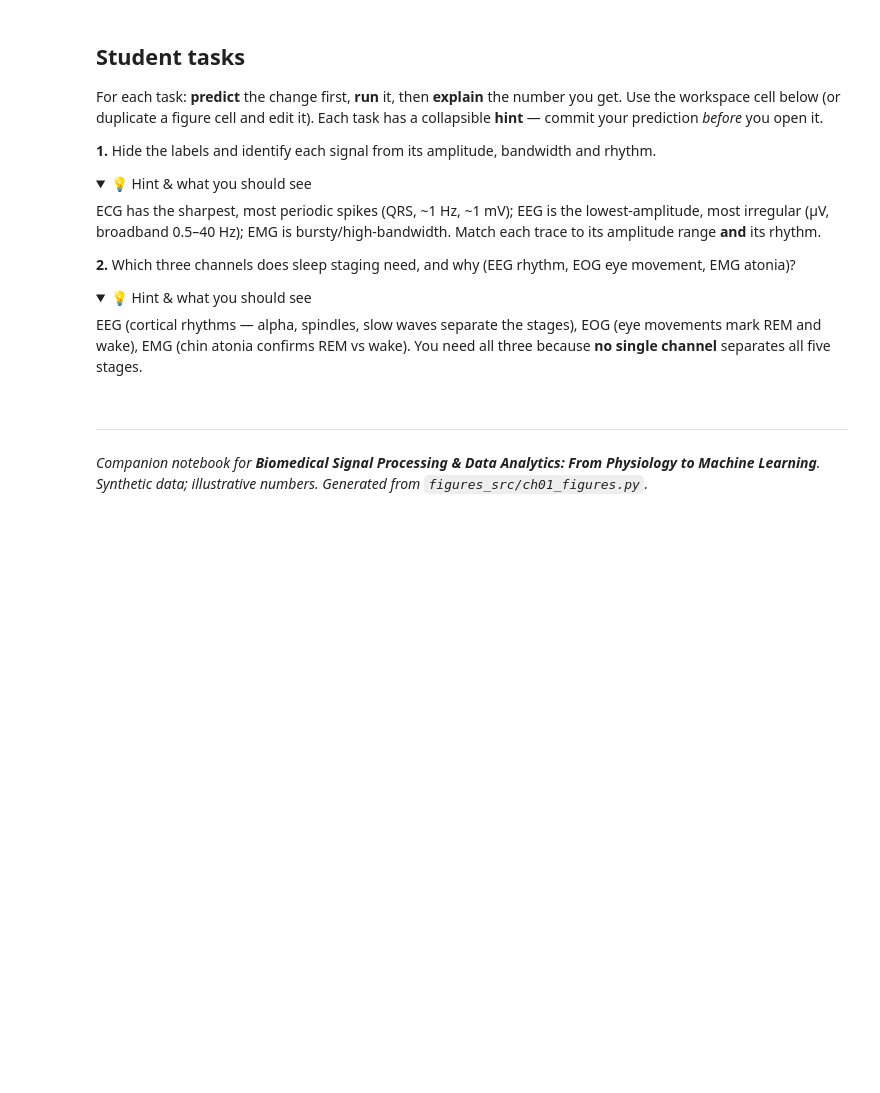
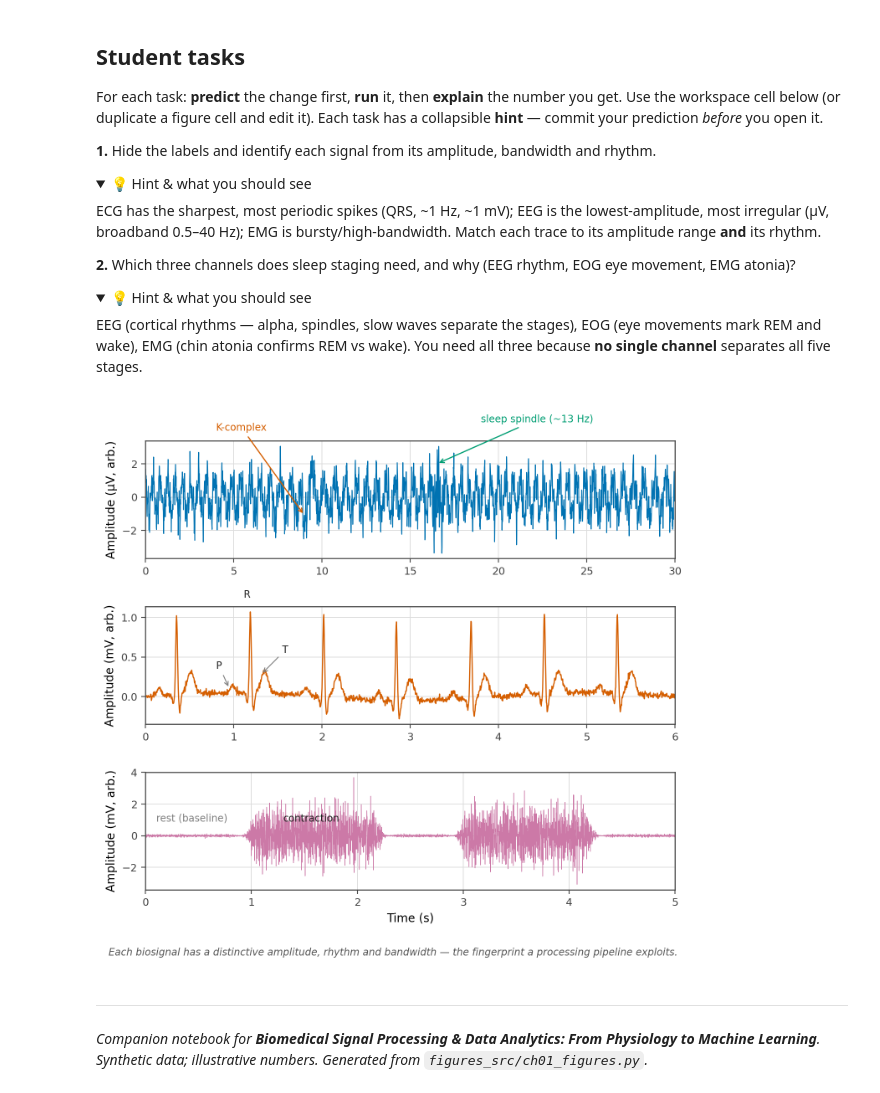
Before and after one commit to mrmaynar/SigProc, a Jupyter notebook: notebooks/ch01_biosignal_zoo.ipynb, the cells around one changed output. Cells and saved outputs as stored; diff of their text form; code cells hidden in the pictures; folded sections open; blank space fills up the shorter version.

```diff
--- a/notebooks/ch01_biosignal_zoo.ipynb
+++ b/notebooks/ch01_biosignal_zoo.ipynb
@@ -270,18 +270,74 @@ EEG (cortical rhythms — alpha, spindles, slow waves separate the stages), EOG
 # %%
 # Your workspace — attempt the tasks above.
 # Tip: copy a figure cell, change ONE parameter, predict, then re-run.
 
 # TASK 1:
 # Prediction - In increasing difficulty to differentiating the three signals: waveform / rhythm, amplitude, bandwidth.
 # Waveform / rhythm: ECG - quasi-periodic marked by QRS spikes. EEG - consistent rhythm. EMG - short bursts / length during activiation / contraction
 # Amplitude: ECG - consistently higher, always firing. EMG - higher variability between rest + activation. EEG - smaller range of amplitude.
 # Bandwidth: ECG - varies with delay at AV node, allowing blood to be fully pumped out. EMG - varies with higher freq during contraction. EEG - smaller, consistent range
 
+fig, ax = bs.newfig(w=7.2, h=6.4, nrows=3, ncols=1)
+
+# --- EEG: 30 s N2 epoch with a spindle and a K-complex ---
+t, x = bio.eeg(duration=30.0, fs=100, stage="N2")
+ax[0].plot(t, x, color=bs.C["blue"], lw=0.8)
+
+# Title / Label for the EEG Amplitude
+# ax[0].set_title("EEG — 30 s sleep epoch (stage N2)")
+ax[0].set_ylabel("Amplitude (µV, arb.)")
+ax[0].set_xlim(0, 30)
+ax[0].annotate("K-complex", xy=(9.0, x[int(9.0 * 100)]), xytext=(4, 4.0),
+               fontsize=8.5, color=bs.C["red"],
+               arrowprops=dict(arrowstyle="->", color=bs.C["red"], lw=1.0))
+ax[0].annotate("sleep spindle (~13 Hz)", xy=(16.5, 2.0), xytext=(19, 4.5),
+               fontsize=8.5, color=bs.C["green"],
+               arrowprops=dict(arrowstyle="->", color=bs.C["green"], lw=1.0))
+
+# --- ECG: a few beats of a limb lead ---
+t, x = bio.ecg(duration=6.0, fs=256, hr=72)
+ax[1].plot(t, x, color=bs.C["red"], lw=1.0)
+
+# Title / Label for the ECG Amplitude
+# ax[1].set_title("ECG — one limb lead")
+ax[1].set_ylabel("Amplitude (mV, arb.)")
+ax[1].set_xlim(0, 6)
+# label one P-QRS-T complex
+ir = int(1.15 * 256)
+ax[1].annotate("R", xy=(1.15, 1.0), xytext=(1.15, 1.25),
+               fontsize=8.5, ha="center", color=bs.C["black"])
+ax[1].annotate("P", xy=(0.95, 0.10), xytext=(0.80, 0.35),
+               fontsize=8.5, color=bs.C["black"],
+               arrowprops=dict(arrowstyle="->", color=bs.C["grey"], lw=0.8))
+ax[1].annotate("T", xy=(1.31, 0.28), xytext=(1.55, 0.55),
+               fontsize=8.5, color=bs.C["black"],
+               arrowprops=dict(arrowstyle="->", color=bs.C["grey"], lw=0.8))
+
+# --- EMG: two activation bursts ---
+t, x = bio.emg_burst(duration=5.0, fs=1000, bursts=((1.0, 2.2), (3.0, 4.2)))
+ax[2].plot(t, x, color=bs.C["purple"], lw=0.5)
+# Title / Label for the EMG Amplitude
+# ax[2].set_title("EMG — surface recording with two activation bursts")
+ax[2].set_ylabel("Amplitude (mV, arb.)")
+ax[2].set_xlabel("Time (s)")
+ax[2].set_xlim(0, 5)
+ax[2].annotate("rest (baseline)", xy=(0.4, 0.0), xytext=(0.1, 0.9),
+               fontsize=8.5, color=bs.C["grey"])
+ax[2].annotate("contraction", xy=(1.6, 0.0), xytext=(1.3, 0.9),
+               fontsize=8.5, color=bs.C["black"])
+
+bs.takeaway(fig, "Each biosignal has a distinctive amplitude, rhythm and "
+                 "bandwidth — the fingerprint a processing pipeline exploits.")
+plt.tight_layout()
+plt.show()
+
 # TASK 2:
 # Prediction - It needs all three to determine the depth of sleep a person is in.
 # EEG - I would imagine that the amplitude of a sleeping person's brainwaves are smaller and at a lower frequency.
 # EOG - Monitoring (speed of) movement of eyes behind eyelids. If it registers that the eyes are moving fast and in every direction, indicates person is deep asleep.
 # EMG - To function daily, muscles throughout the day are constantly activated. While asleep, people still will move / fidget with limbs. Use the chin to monitor sleep not under constant tension.
+# %% [output]
+[figure, added]
 # %% [markdown]
 ---
 *Companion notebook for **Biomedical Signal Processing & Data Analytics: From Physiology to Machine Learning**. Synthetic data; illustrative numbers. Generated from `figures_src/ch01_figures.py`.*
```
Also changed, not shown: parts of 1 cell of this notebook.
